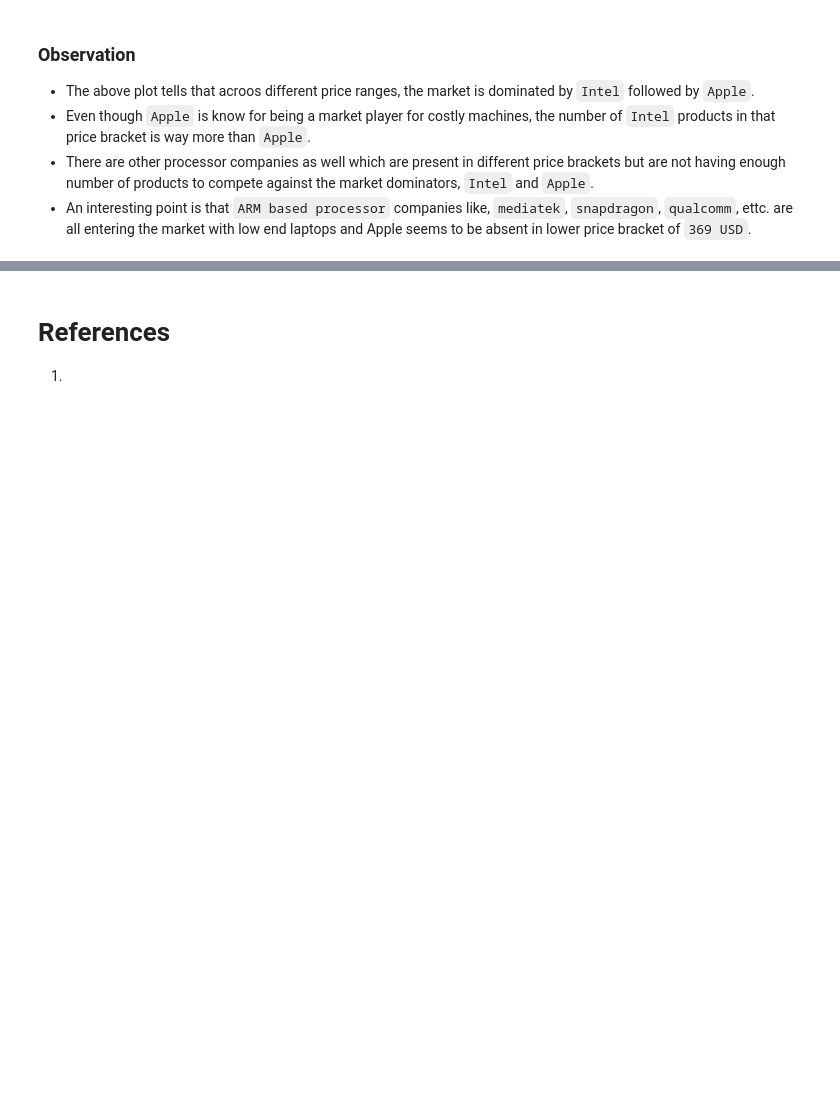
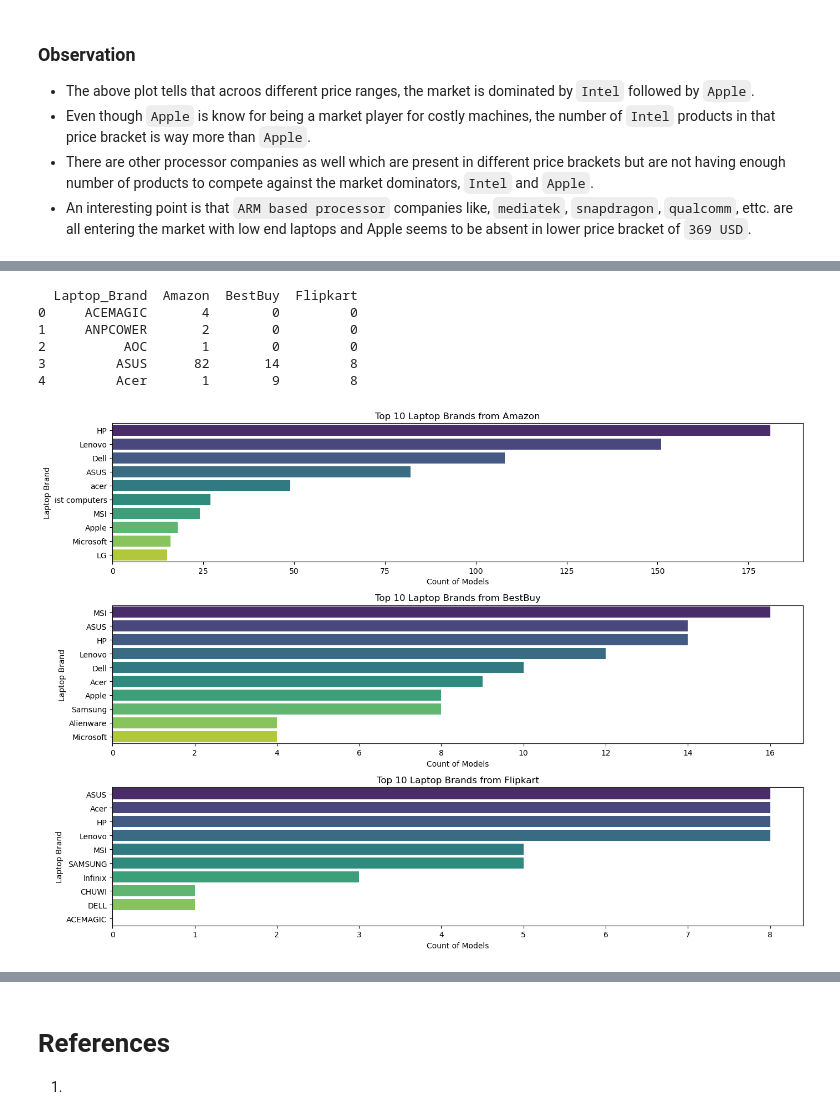
Before and after one commit to VaibhavSaran/CSE-587-PROJECT-LAPTRACK, a Jupyter notebook: Project Laptrack - Phase 1 Exploratory Data Analysis.ipynb, the cells around one changed output, grey strips where cells are left out. Drawn from its saved outputs; the diff is of its cells as text; code cells hidden in the pictures; blank space fills up the shorter version.

```diff
--- a/Project Laptrack - Phase 1 Exploratory Data Analysis.ipynb
+++ b/Project Laptrack - Phase 1 Exploratory Data Analysis.ipynb
@@ -238,0 +298,41 @@ plt.show()
+# %%
+model_counts = ydf.groupby(['Laptop_Brand', 'Source'])['Laptop_Name'].nunique().reset_index()
+# Using pivot table
+pivot_table = model_counts.pivot_table(index='Laptop_Brand', columns='Source', values='Laptop_Name', fill_value=0)
+
+pivot_table.reset_index(inplace=True)
+
+pivot_table.columns.name = None
+print(pivot_table.head())
+# %% [output]
+  Laptop_Brand  Amazon  BestBuy  Flipkart
+0     ACEMAGIC       4        0         0
+1     ANPCOWER       2        0         0
+2          AOC       1        0         0
+3         ASUS      82       14         8
+4         Acer       1        9         8
+# %%
+#Top 10 in each source
+top_10_per_source = pd.DataFrame()
+
+for source in pivot_table.columns[1:]:
+    top_10 = pivot_table.nlargest(10, source)
+    top_10['Source'] = source
+    top_10_per_source = pd.concat([top_10_per_source, top_10])
+
+top_10_per_source.reset_index(drop=True, inplace=True)
+plt.figure(figsize=(14, 10))
+
+for i, source in enumerate(pivot_table.columns[1:]):
+    plt.subplot(len(pivot_table.columns) - 1, 1, i + 1)
+    sns.barplot(x=source, y='Laptop_Brand', data=top_10_per_source[top_10_per_source['Source'] == source], palette='viridis')
+
+    plt.title(f'Top 10 Laptop Brands from {source}')
+    plt.xlabel('Count of Models')
+    plt.ylabel('Laptop Brand')
+
+plt.tight_layout()
+
+plt.show()
+# %% [output]
+[figure, added]
```
Also changed, not shown: parts of 39 cells of this notebook.
